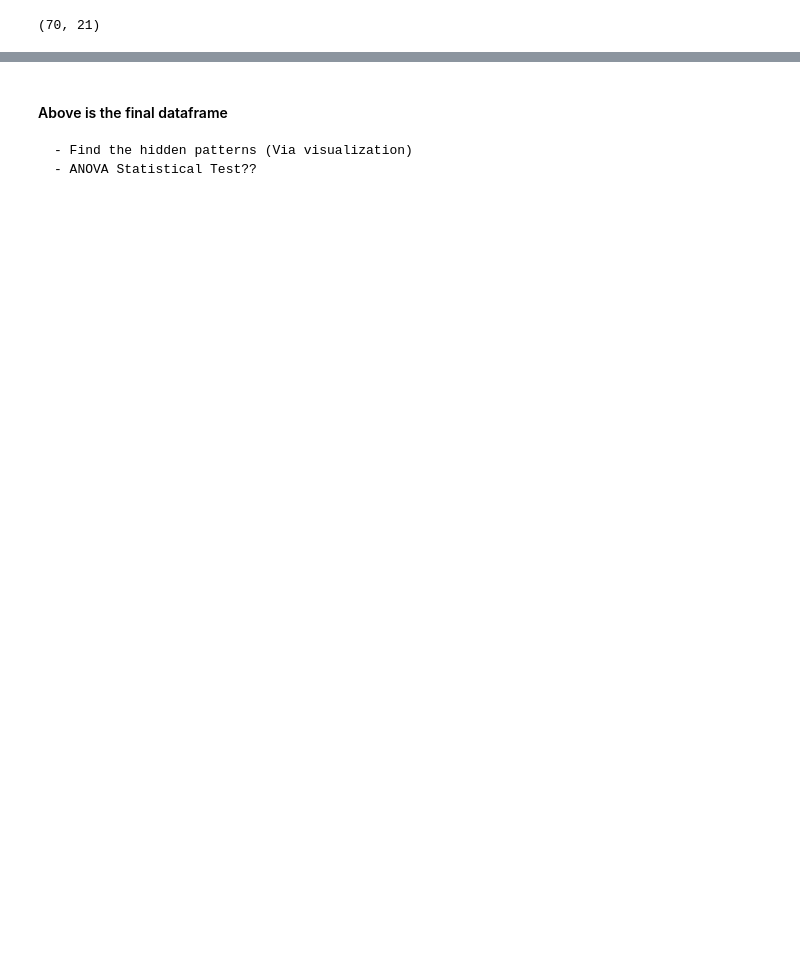
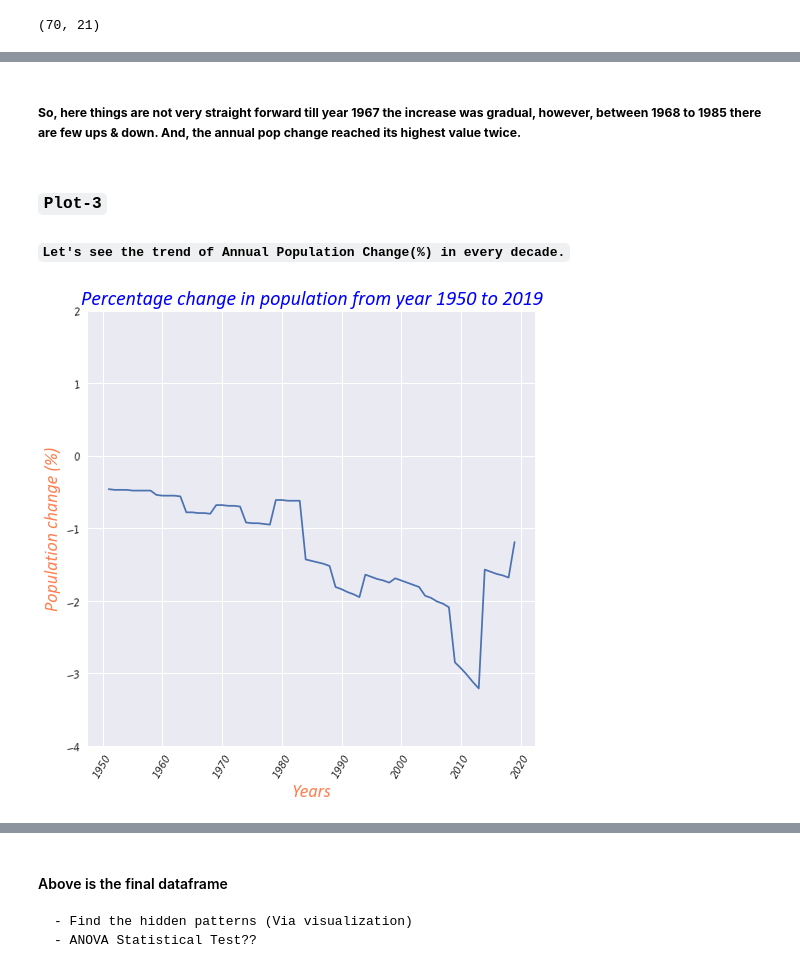
Before and after one commit to raj-shr-git/Indian_Pop_Statistical_Analysis, a Jupyter notebook: Indian_Pop_Data_Analysis.ipynb, the cells around one changed output, grey strips where cells are left out. Saved outputs shown, nothing was run; the diff lists cells and outputs as text; code cells hidden in the pictures; blank space fills up the shorter version.

```diff
--- a/Indian_Pop_Data_Analysis.ipynb
+++ b/Indian_Pop_Data_Analysis.ipynb
@@ -352,0 +434,13 @@ ind_pop_df.head(10)
+# %% [markdown]
+##### **So, here things are not very straight forward till year 1967 the increase was gradual, however, between 1968 to 1985 there are few ups & down. And, the annual pop change reached its highest value twice.**
+# %% [markdown]
+### **``Plot-3``**
+#### **``Let's see the trend of Annual Population Change(%) in every decade.``**
+# %%
+with plt.style.context('seaborn'):
+    plt.figure(figsize=(8,8))
+    sns.lineplot(x='Year',y='BR_annual_change',data=ind_pop_df,palette=sns.color_palette('twilight'))
+    graph_customization('Years','Population change (%)','Percentage change in population from year 1950 to 2019',ticks_size=10,x_ticks_rot=60)
+    plt.ylim(bottom=-4,top=2)
+# %% [output]
+[figure, added]
```
Also changed, not shown: parts of 24 cells of this notebook.
